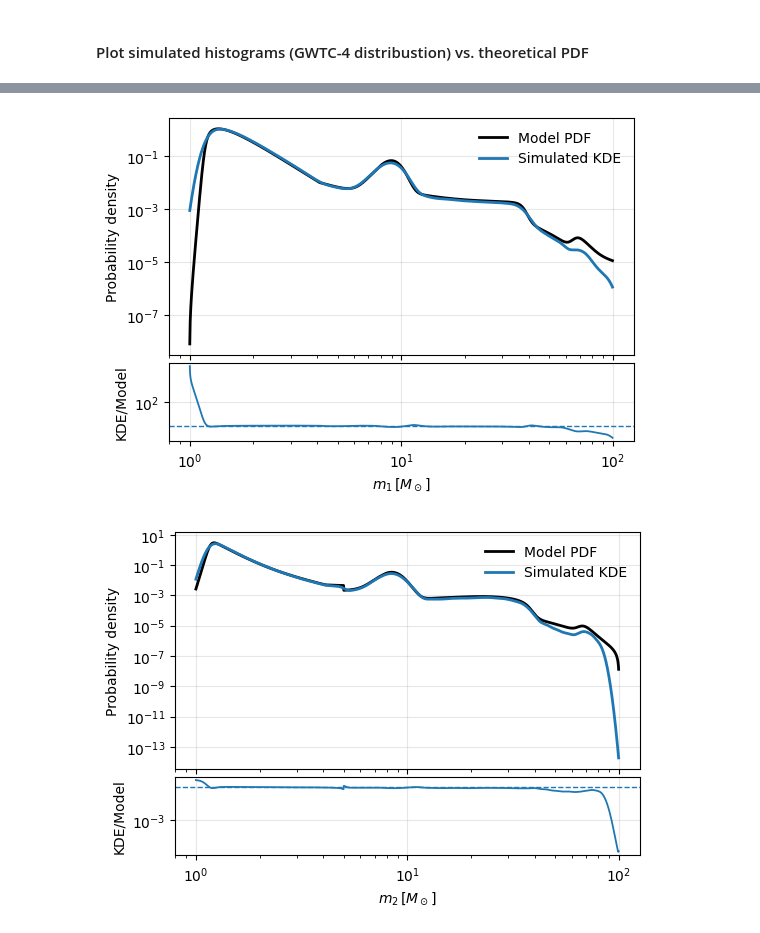
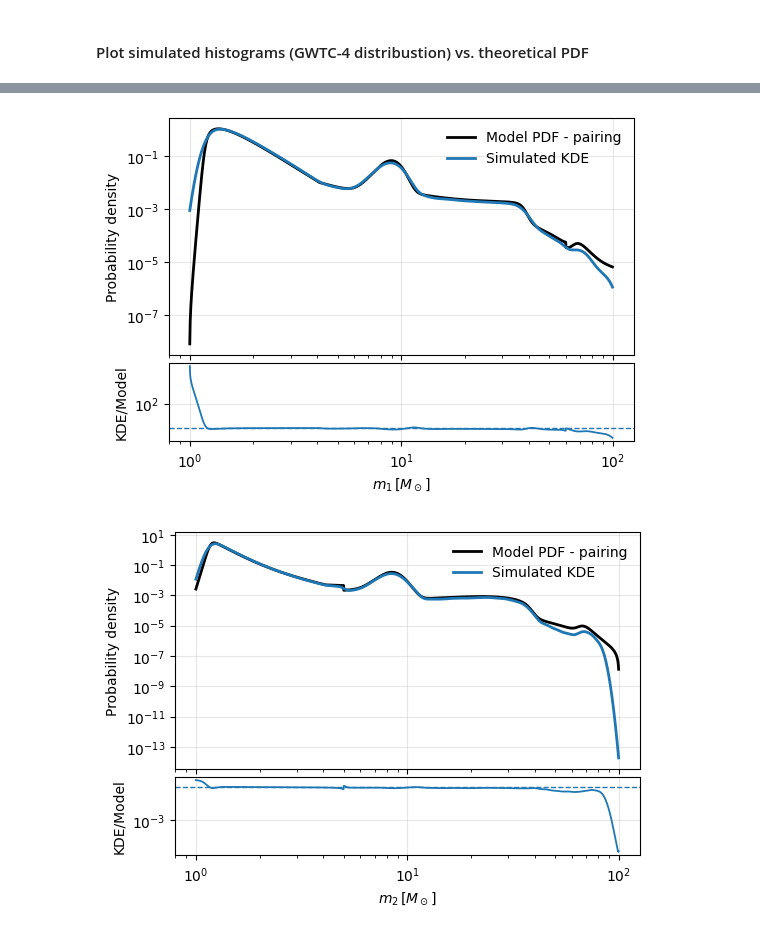
Before and after one commit to weizmannk/cbc-population-distributions, a Jupyter notebook: scripts/quick_start.ipynb, the cells around one changed output, grey strips where cells are left out. Saved outputs shown, nothing was run; the diff lists cells and outputs as text; code cells hidden in the pictures.

```diff
--- a/scripts/quick_start.ipynb
+++ b/scripts/quick_start.ipynb
@@ -259,7 +255,8 @@ _p_m1m2 = np.outer(pdf_model, pdf_model) * (
     (_m2 < hyperparams["mbreak"]) * (_m2 / _m1) ** _pow_1
     + (_m2 >= hyperparams["mbreak"]) * (_m2 / _m1) ** _pow_2
 )
-_p_m1m2 *= _m1 >= _m2
+_p_m1m2 *= (_m1 >= _m2) & np.logical_not((_m1 > 60) & (_m2 < 3))
+
 _p_m2 = np.trapezoid(_p_m1m2, m, axis=-1)
 _p_m1 = np.trapezoid(_p_m1m2, m, axis=0)
 
@@ -289,7 +286,7 @@ for ax, arr, temp_model, label, color in [
     )
     # Theoretical normalized PDF
     temp_model /= np.trapezoid(temp_model, m)
-    ax.plot(m, temp_model, "k", lw=2, label="Model PDF")
+    ax.plot(m, temp_model, "k", lw=2, label="Model PDF - pairing")
 
     ax.set_xscale("log")
     ax.set_yscale("log")
@@ -339,36 +303,71 @@ def plot_pdf_kde_with_ratio(grid, pdf_model, samples, xlabel):
+# %%
+# -- KDE
+def kde_on_logmass(samples, grid, bw=None):
+    x = np.log(samples)
+    gx = np.log(grid)
+    kde = gaussian_kde(x) if bw is None else gaussian_kde(x, bw_method=bw)
+    dens_log = kde(gx)
+    dens_lin = dens_log / grid
+    area = simpson(dens_lin, grid)
+    return dens_lin / area if area > 0 else dens_lin
+
+
+def plot_pdf_kde_with_ratio(grid, pdf_model, samples, xlabel):
+    kde = kde_on_logmass(samples, grid)
+
+    gs = dict(height_ratios=[3, 1], hspace=0.05)
+    fig, (ax, rax) = plt.subplots(2, 1, figsize=(6, 4.2), sharex=True, gridspec_kw=gs)
+
+    ax.plot(grid, pdf_model, lw=2, color="k", label="Model PDF - pairing")
+    ax.plot(grid, kde, lw=2, label="Simulated KDE")
+    ax.set_xscale("log")
+    ax.set_yscale("log")
+    ax.set_ylabel("Probability density")
+    ax.legend(frameon=False)
+    ax.grid(alpha=0.3)
+
+    ratio = np.clip(kde / np.maximum(pdf_model, 1e-300), 1e-6, 1e6)
+    rax.plot(grid, ratio, lw=1.3)
+    rax.axhline(1.0, ls="--", lw=1)
+    rax.set_xscale("log")
+    rax.set_yscale("log")
+    rax.set_xlabel(xlabel)
+    rax.set_ylabel("KDE/Model")
+    rax.grid(alpha=0.3)
+    return fig
 # %%
 # m = np.geomspace(1, 100, 1_000_000)
 # --- Theoretical GWTC-4 model (normalized PDF) ---
 pdf_model = model / simpson(model, m)
 
 # --- Simulated distributions GWTC-4 ---
 table = Table.read(filename)
 m1 = table["mass_1"]
 m2 = table["mass_2"]
 
 _m1, _m2 = np.meshgrid(m, m)
 _pow_1 = hyperparams["beta_pair_1"]
 _pow_2 = hyperparams["beta_pair_2"]
 _p_m1m2 = np.outer(pdf_model, pdf_model) * (
     (_m2 < hyperparams["mbreak"]) * (_m2 / _m1) ** _pow_1
     + (_m2 >= hyperparams["mbreak"]) * (_m2 / _m1) ** _pow_2
 )
-_p_m1m2 *= _m1 >= _m2
+_p_m1m2 *= (_m1 >= _m2) & np.logical_not((_m1 > 60) & (_m2 < 3))
 _p_m2 = np.trapezoid(_p_m1m2, m, axis=-1)
 _p_m1 = np.trapezoid(_p_m1m2, m, axis=0)
 
 # Theoretical normalized PDF
 _p_m1 /= np.trapezoid(_p_m1, m)
 _p_m2 /= np.trapezoid(_p_m2, m)
 
 grid = m[
     (m >= max(1.0, np.min([m1.min(), m2.min()])))
     & (m <= min(100.0, np.max([m1.max(), m2.max()])))
 ]
 
 fig1 = plot_pdf_kde_with_ratio(grid, np.interp(grid, m, _p_m1), m1, r"$m_1\,[M_\odot]$")
 fig2 = plot_pdf_kde_with_ratio(grid, np.interp(grid, m, _p_m2), m2, r"$m_2\,[M_\odot]$")
 plt.show()
 # %% [output]
-[figure, old version]
+[figure, new version]
-[figure, old version]
+[figure, new version]
```
Also changed, not shown: parts of 6 cells of this notebook.
